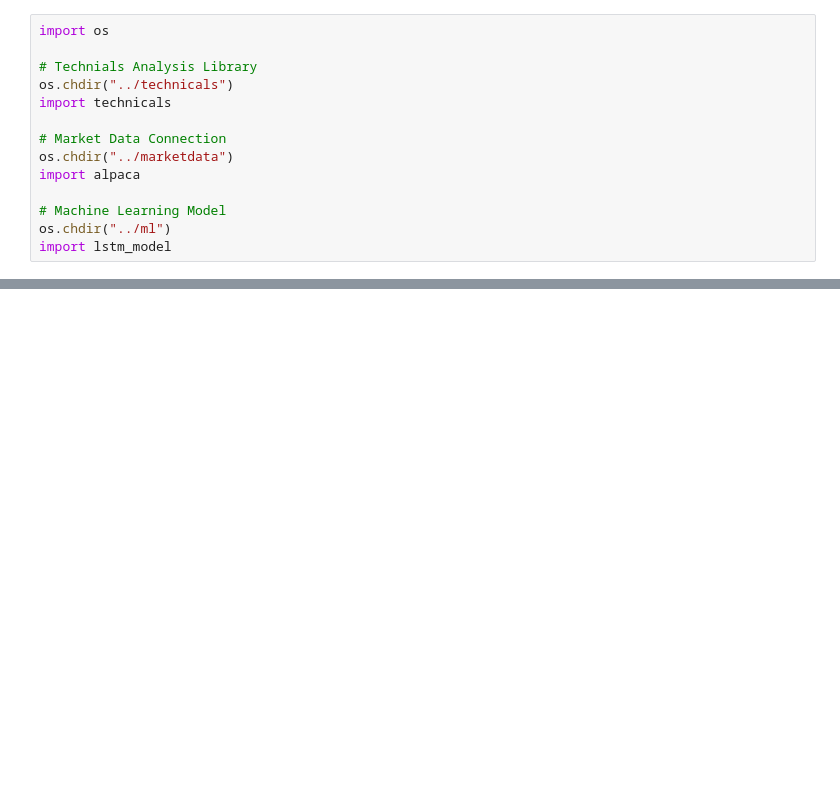
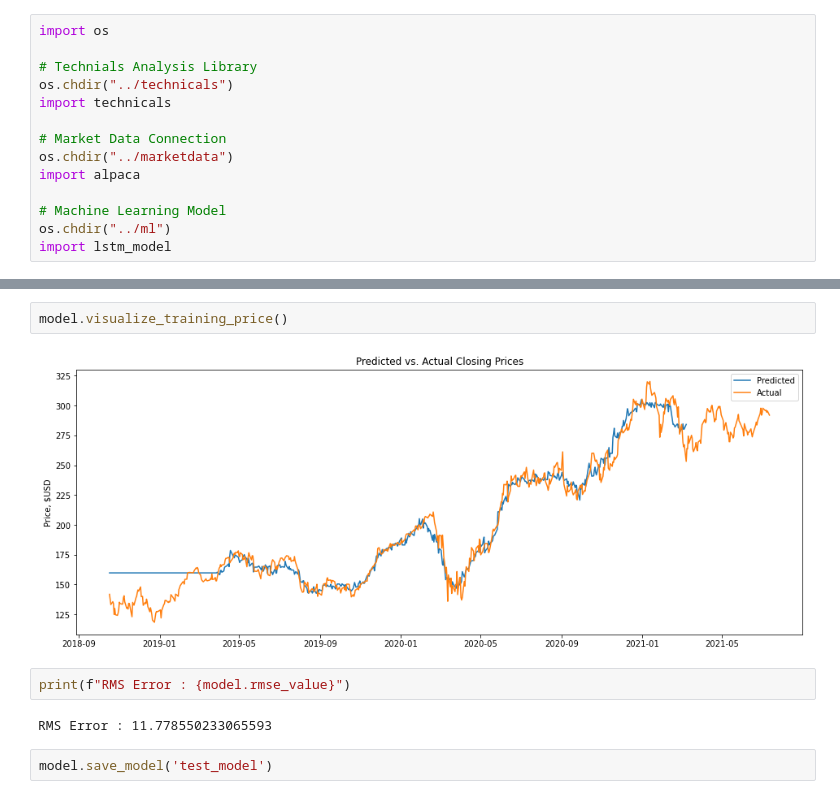
Before and after one commit to illyanyc/technitrade, a Jupyter notebook: code/ml/lstm_model_test.ipynb, the cells around one changed output, grey strips where cells are left out. Drawn from its saved outputs; the diff is of its cells as text; blank space fills up the shorter version.

```diff
--- a/code/ml/lstm_model_test.ipynb
+++ b/code/ml/lstm_model_test.ipynb
@@ -85,0 +80,10 @@ ml_model.save_model('test')
+# %%
+model.visualize_training_price()
+# %% [output]
+[figure, added]
+# %%
+print(f"RMS Error : {model.rmse_value}")
+# %% [output]
+RMS Error : 11.778550233065593
+# %%
+model.save_model('test_model')
```
Also changed, not shown: parts of 10 cells of this notebook, 2 other files.
